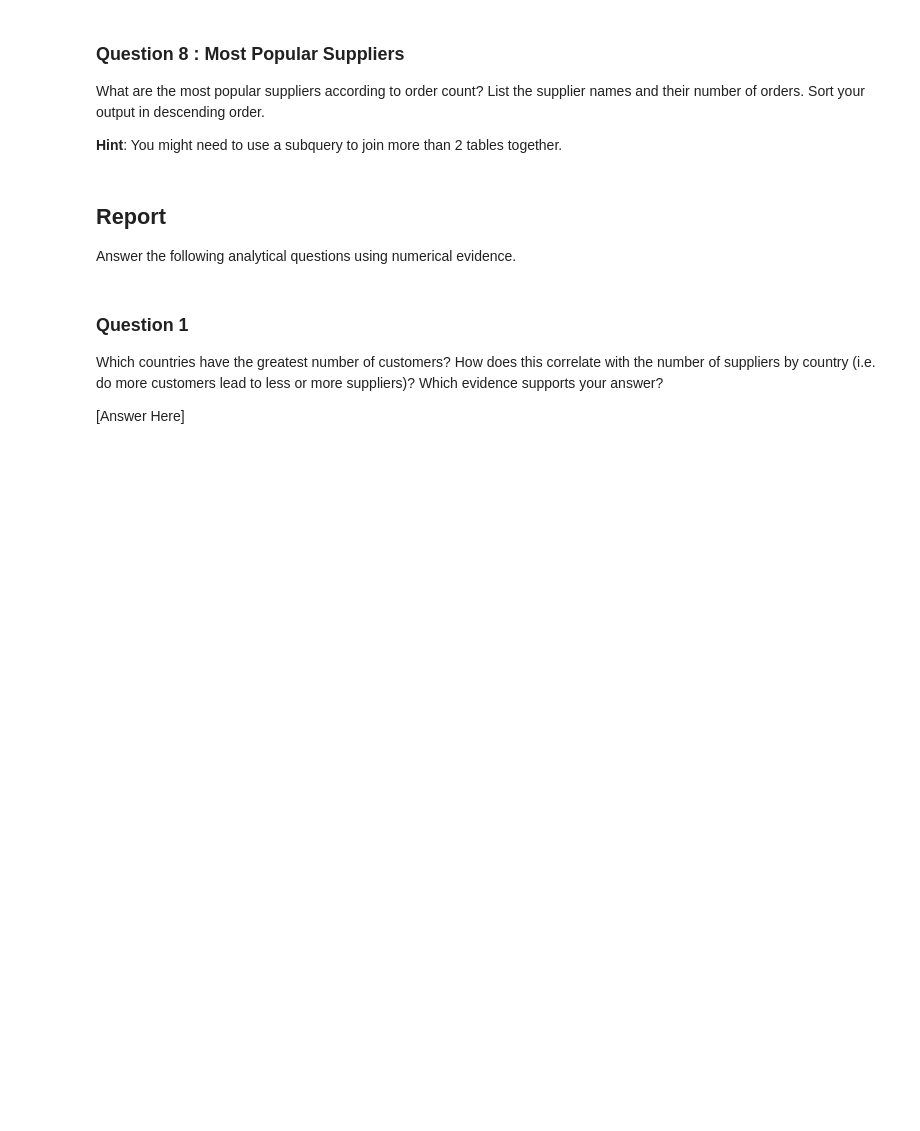
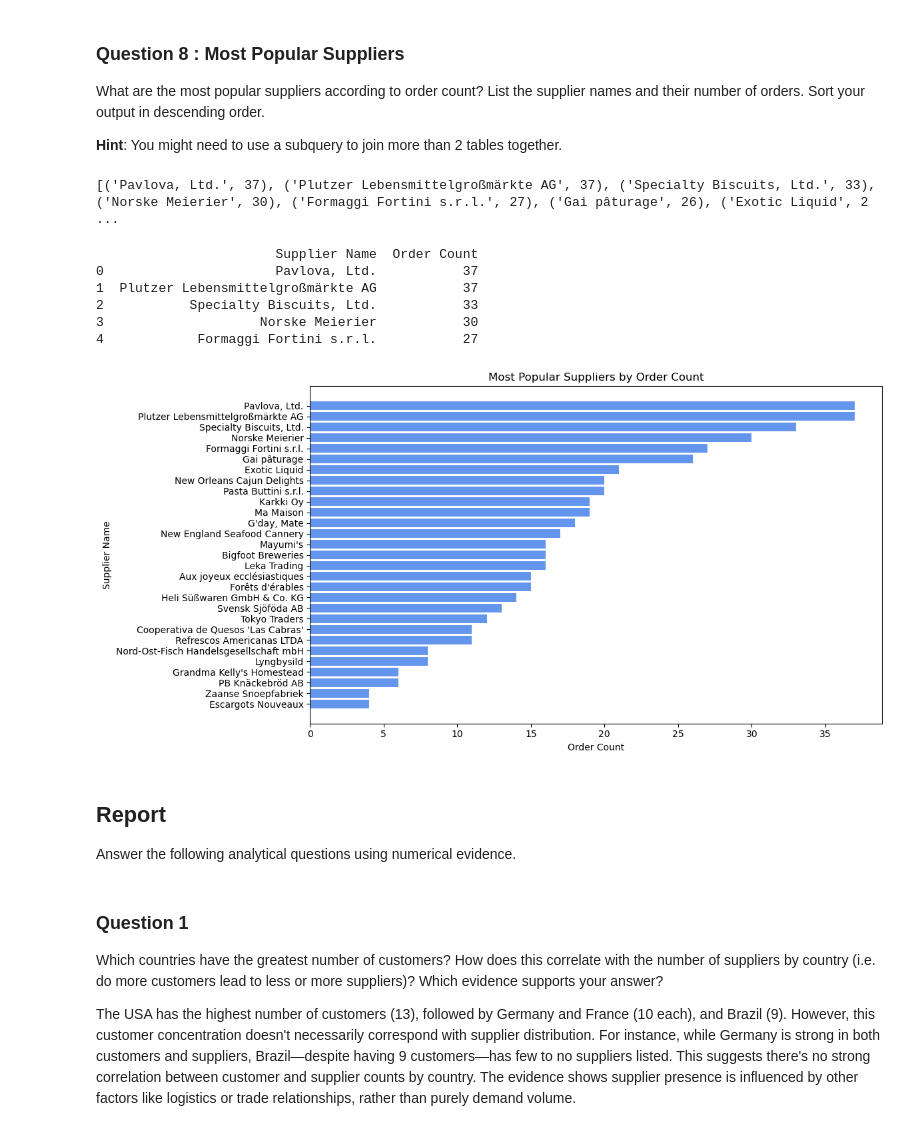
Before and after one commit to trebmal-fitt/SQL-Ad-Hoc-Analysis, a Jupyter notebook: adhoc_report.ipynb, the cells around one changed output. Saved outputs shown, nothing was run; the diff lists cells and outputs as text; code cells hidden in the pictures; blank space fills up the shorter version.

Commit message:
2nd push to update notebook w most recent changes

```diff
--- a/adhoc_report.ipynb
+++ b/adhoc_report.ipynb
@@ -205,16 +329,54 @@ What are the most popular suppliers according to order count? List the supplier
 **Hint**: You might need to use a subquery to join more than 2 tables together.
 # %%
 # TODO: Write a SQL query which will answer the question above.
-...
+query = """
+SELECT
+    s.SupplierName,
+    COUNT(DISTINCT od.OrderID) AS OrderCount
+FROM
+    Suppliers s
+JOIN
+    Products p ON s.SupplierID = p.SupplierID
+JOIN
+    OrderDetails od ON p.ProductID = od.ProductID
+GROUP BY
+    s.SupplierID, s.SupplierName
+ORDER BY
+    OrderCount DESC;
+"""
 
-# TODO: Fetch your list of tuples and print it out
-...
+# Execute query and fetch results as list of tuples
+cur.execute(query)
+top_suppliers = cur.fetchall()
+
+# Print list of tuples
+print(top_suppliers)
+# %% [output]
+[('Pavlova, Ltd.', 37), ('Plutzer Lebensmittelgroßmärkte AG', 37), ('Specialty Biscuits, Ltd.', 33), ('Norske Meierier', 30), ('Formaggi Fortini s.r.l.', 27), ('Gai pâturage', 26), ('Exotic Liquid', 2 ...
 # %%
 # TODO: Convert your list of tuples to a dataframe
-...
+
+top_suppliers = pd.DataFrame(results, columns=['Supplier Name', 'Order Count'])
+
+print (top_suppliers.head())
 
 # TODO: Generate a visualization on this dataframe
-...
+plt.figure(figsize=(12, 6))
+plt.barh(top_suppliers['Supplier Name'], top_suppliers['Order Count'])
+plt.xlabel('Order Count')
+plt.ylabel('Supplier Name')
+plt.title('Most Popular Suppliers by Order Count')
+plt.gca().invert_yaxis()  # Most popular at the top
+plt.tight_layout()
+plt.show()
+# %% [output]
+                       Supplier Name  Order Count
+0                      Pavlova, Ltd.           37
+1  Plutzer Lebensmittelgroßmärkte AG           37
+2           Specialty Biscuits, Ltd.           33
+3                    Norske Meierier           30
+4            Formaggi Fortini s.r.l.           27
+[figure, added]
 # %% [markdown]
 ## Report
 
@@ -224,7 +386,7 @@ Answer the following analytical questions using numerical evidence.
 
 Which countries have the greatest number of customers? How does this correlate with the number of suppliers by country (i.e. do more customers lead to less or more suppliers)? Which evidence supports your answer?
 
-[Answer Here]
+The USA has the highest number of customers (13), followed by Germany and France (10 each), and Brazil (9). However, this customer concentration doesn't necessarily correspond with supplier distribution. For instance, while Germany is strong in both customers and suppliers, Brazil—despite having 9 customers—has few to no suppliers listed. This suggests there's no strong correlation between customer and supplier counts by country. The evidence shows supplier presence is influenced by other factors like logistics or trade relationships, rather than purely demand volume.
 # %% [markdown]
 ### Question 2
 
```
Also changed, not shown: parts of 9 cells of this notebook.
